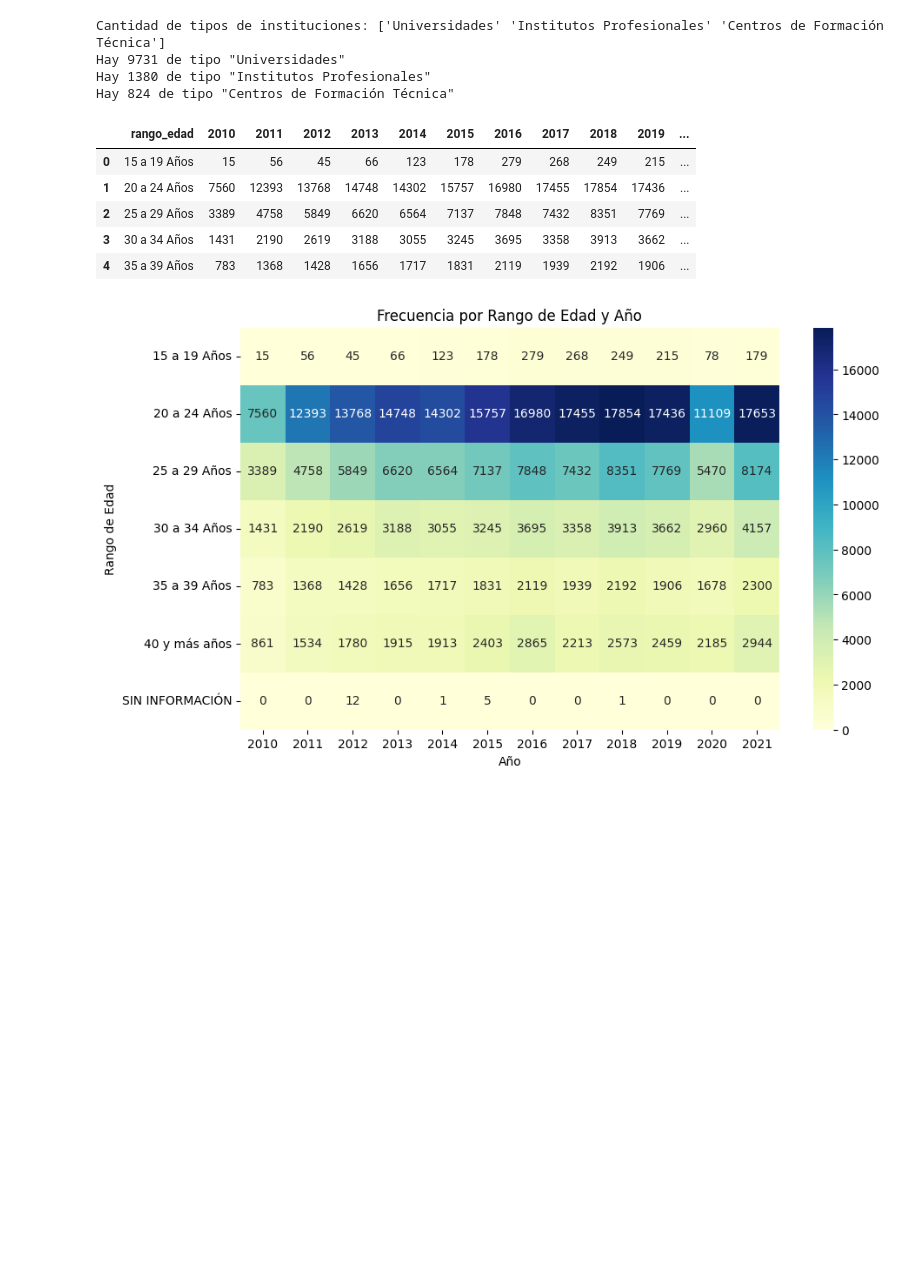
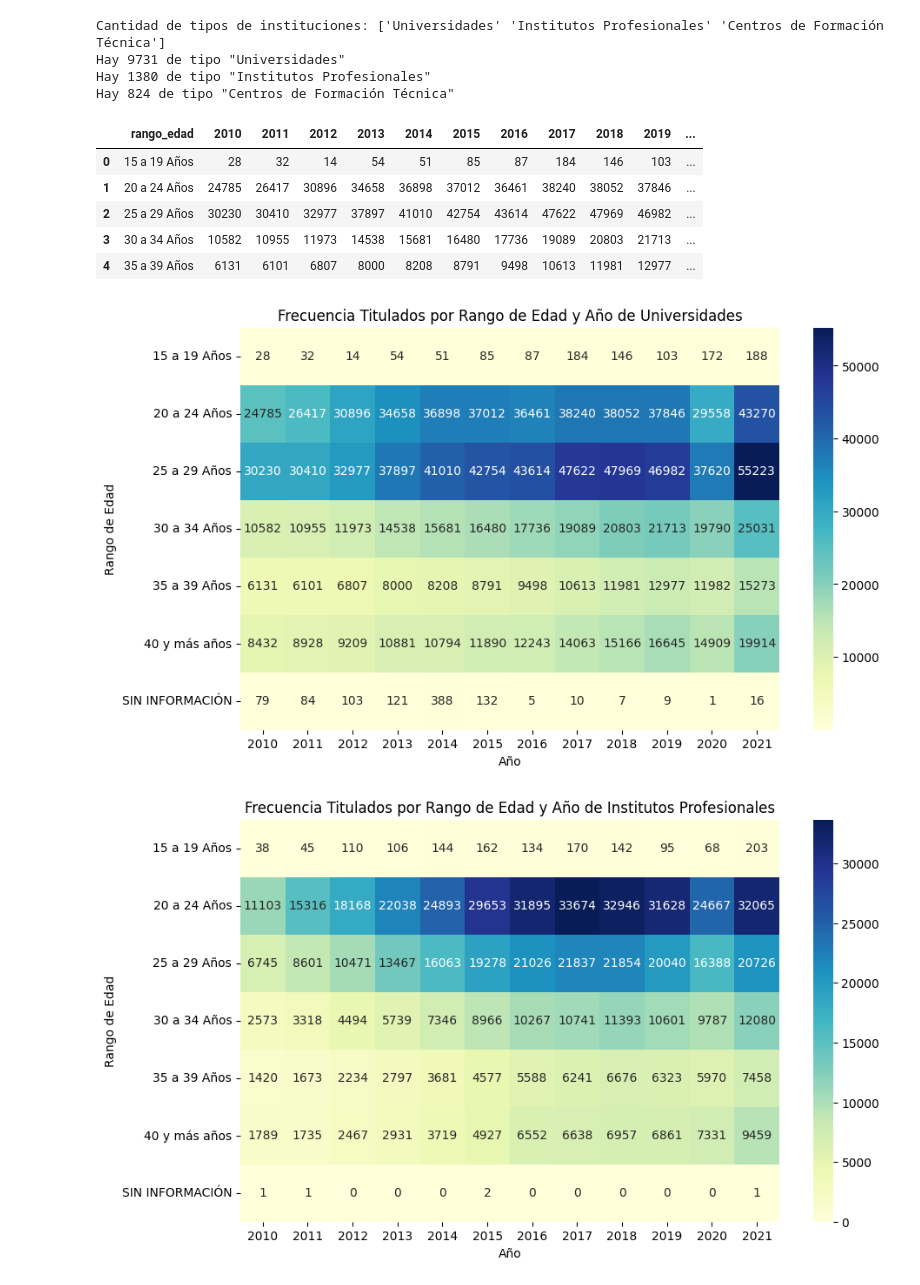
Before and after one commit to NicoBrandstetterr/titulados_ed_superior, a Jupyter notebook: preprocesamiento.ipynb, the cells around one changed output. Cells and saved outputs as stored; diff of their text form; code cells hidden in the pictures; blank space fills up the shorter version.

Commit message:
generación de graficos frec rango edad vs año

```diff
--- a/preprocesamiento.ipynb
+++ b/preprocesamiento.ipynb
@@ -121,29 +121,33 @@ Hay 1380 de tipo "Institutos Profesionales"
 Hay 824 de tipo "Centros de Formación Técnica"
 # %%
 # universidad
-df_uni = df_final[df_final['tipo_inst_1']==tipo]
+df_uni = df_final[df_final['tipo_inst_1']=="Universidades"]
 
-counts_df_uni = df_counts = pd.pivot_table(df_uni, index='rango_edad', columns='cat_periodo', aggfunc='size', fill_value=0).rename_axis(None, axis=1).reset_index()
+counts_df_uni = pd.pivot_table(df_uni, index='rango_edad', columns='cat_periodo', aggfunc='size', fill_value=0).rename_axis(None, axis=1).reset_index()
 
 counts_df_uni.head()
 # %% [output]
 |  | rango_edad | 2010 | 2011 | 2012 | 2013 | 2014 | 2015 | 2016 | 2017 | 2018 | 2019 | ... |
-| 0 | 15 a 19 Años | 15 | 56 | 45 | 66 | 123 | 178 | 279 | 268 | 249 | 215 | ... |
-| 1 | 20 a 24 Años | 7560 | 12393 | 13768 | 14748 | 14302 | 15757 | 16980 | 17455 | 17854 | 17436 | ... |
-| 2 | 25 a 29 Años | 3389 | 4758 | 5849 | 6620 | 6564 | 7137 | 7848 | 7432 | 8351 | 7769 | ... |
-| 3 | 30 a 34 Años | 1431 | 2190 | 2619 | 3188 | 3055 | 3245 | 3695 | 3358 | 3913 | 3662 | ... |
-| 4 | 35 a 39 Años | 783 | 1368 | 1428 | 1656 | 1717 | 1831 | 2119 | 1939 | 2192 | 1906 | ... |
+| 0 | 15 a 19 Años | 28 | 32 | 14 | 54 | 51 | 85 | 87 | 184 | 146 | 103 | ... |
+| 1 | 20 a 24 Años | 24785 | 26417 | 30896 | 34658 | 36898 | 37012 | 36461 | 38240 | 38052 | 37846 | ... |
+| 2 | 25 a 29 Años | 30230 | 30410 | 32977 | 37897 | 41010 | 42754 | 43614 | 47622 | 47969 | 46982 | ... |
+| 3 | 30 a 34 Años | 10582 | 10955 | 11973 | 14538 | 15681 | 16480 | 17736 | 19089 | 20803 | 21713 | ... |
+| 4 | 35 a 39 Años | 6131 | 6101 | 6807 | 8000 | 8208 | 8791 | 9498 | 10613 | 11981 | 12977 | ... |
 # %%
-# Crea el mapa de calor
-plt.figure(figsize=(10, 6))  # Tamaño de la figura
-sns.heatmap(df_counts.set_index('rango_edad'), cmap='YlGnBu', annot=True, fmt='d', cbar=True)
+for tipo in tipos_instutuciones:
+    df = df_final[df_final['tipo_inst_1']==tipo]
+    counts_df = pd.pivot_table(df, index='rango_edad', columns='cat_periodo', aggfunc='size', fill_value=0).rename_axis(None, axis=1).reset_index()
+    # Crea el mapa de calor
+    plt.figure(figsize=(10, 6))  # Tamaño de la figura
+    sns.heatmap(counts_df.set_index('rango_edad'), cmap='YlGnBu', annot=True, fmt='d', cbar=True)
 
-# Personaliza el mapa de calor
-plt.title('Frecuencia por Rango de Edad y Año')  # Título del gráfico
-plt.xlabel('Año')  # Etiqueta del eje x
-plt.ylabel('Rango de Edad')  # Etiqueta del eje y
+    # Personaliza el mapa de calor
+    plt.title(f'Frecuencia Titulados por Rango de Edad y Año de {tipo}')  # Título del gráfico
+    plt.xlabel('Año')  # Etiqueta del eje x
+    plt.ylabel('Rango de Edad')  # Etiqueta del eje y
 
-# Muestra el mapa de calor
-plt.show()
+    # Muestra el mapa de calor
+    plt.show()
 # %% [output]
-[figure, old version]
+[figure, new version]
+[figure, added]
```
Also changed, not shown: parts of 1 cell of this notebook.
